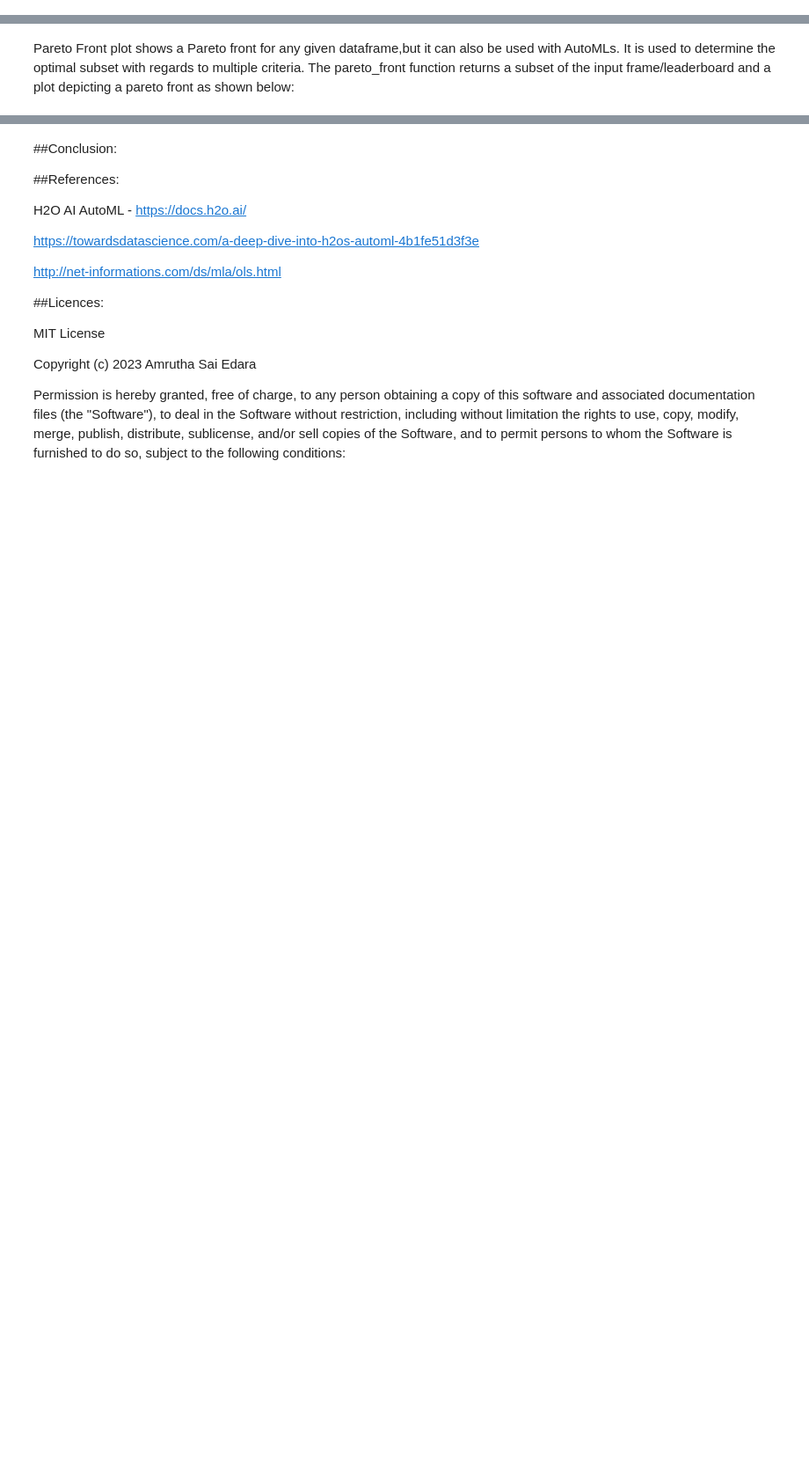
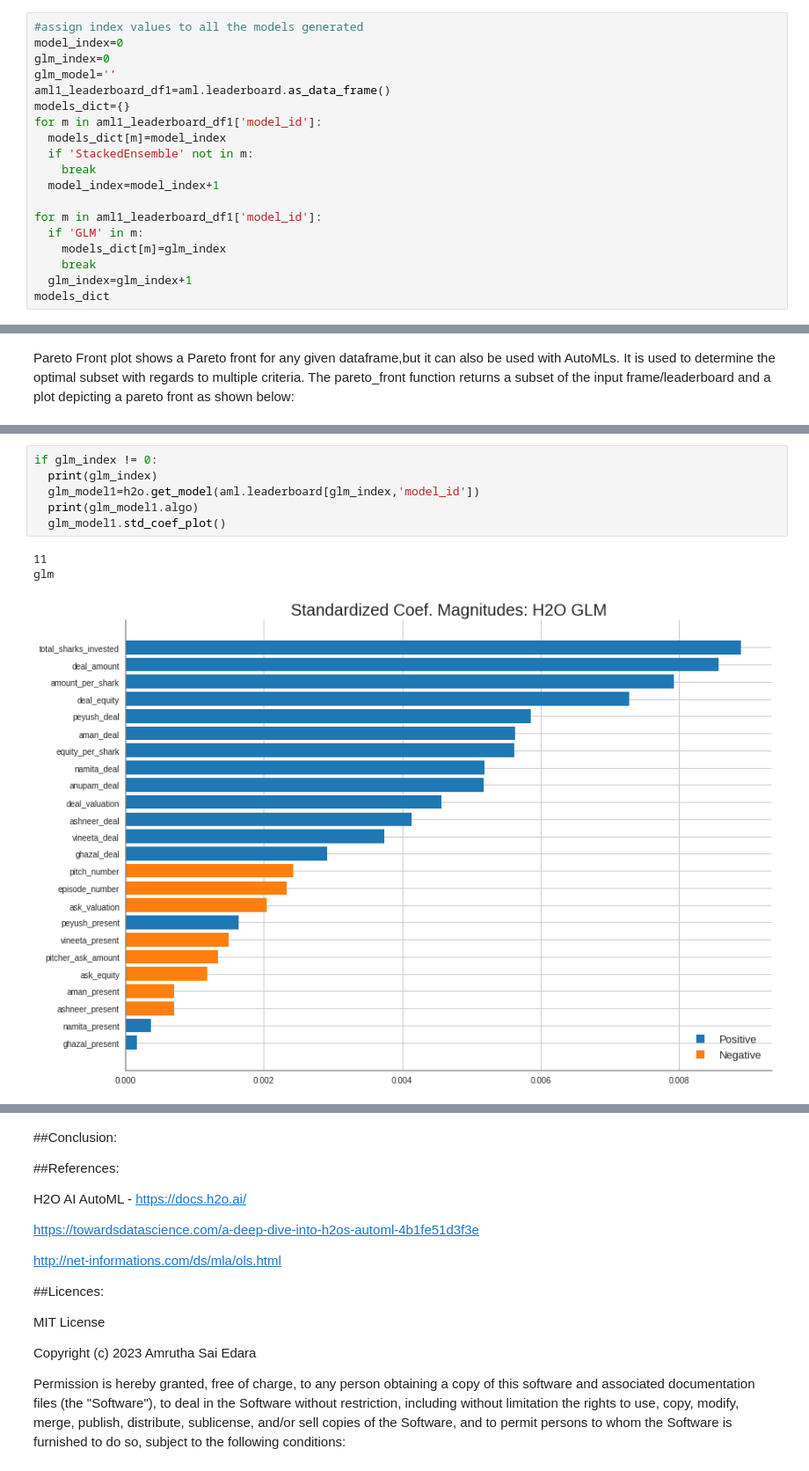
Before and after one commit to Amrutha1103/002776773_Amrutha_Sai_Edara_AutoML, a Jupyter notebook: AutoML.ipynb, the cells around one changed output, grey strips where cells are left out. Shown at 88% size. Cells and saved outputs as stored; diff of their text form; blank space fills up the shorter version.

```diff
--- a/AutoML.ipynb
+++ b/AutoML.ipynb
@@ -462,0 +513,19 @@ lb.head(rows=lb.nrows)
+# %%
+#assign index values to all the models generated
+model_index=0
+glm_index=0
+glm_model=''
+aml1_leaderboard_df1=aml.leaderboard.as_data_frame()
+models_dict={}
+for m in aml1_leaderboard_df1['model_id']:
+  models_dict[m]=model_index
+  if 'StackedEnsemble' not in m:
+    break
+  model_index=model_index+1
+
+for m in aml1_leaderboard_df1['model_id']:
+  if 'GLM' in m:
+    models_dict[m]=glm_index
+    break
+  glm_index=glm_index+1
+models_dict
@@ -552,0 +607,10 @@ explain_model = aml.explain(frame = test, figsize = (10,8),include_explanations=
+# %%
+if glm_index != 0:
+  print(glm_index)
+  glm_model1=h2o.get_model(aml.leaderboard[glm_index,'model_id'])
+  print(glm_model1.algo)
+  glm_model1.std_coef_plot()
+# %% [output]
+11
+glm
+[figure, added]
```
Also changed, not shown: parts of 24 cells of this notebook.
